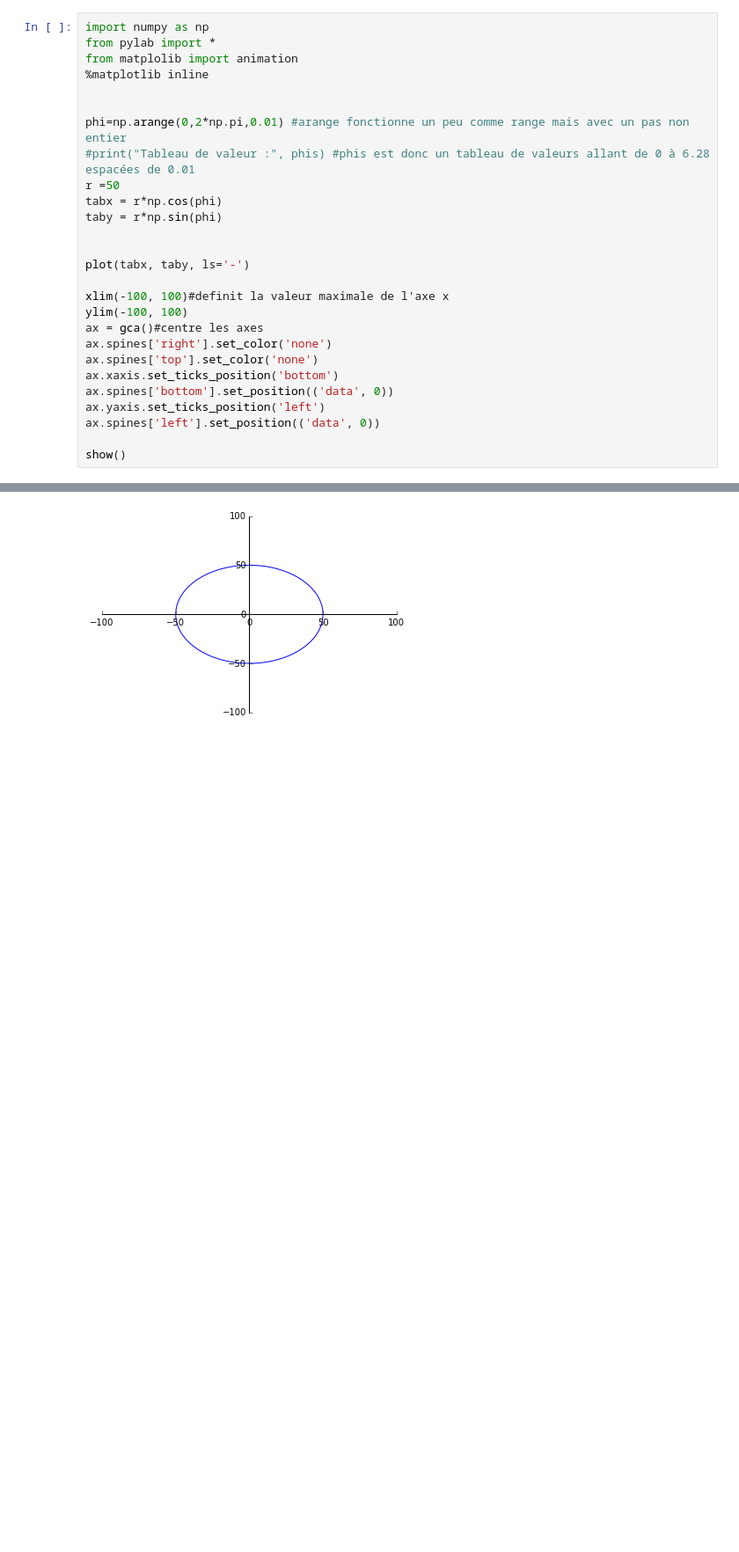
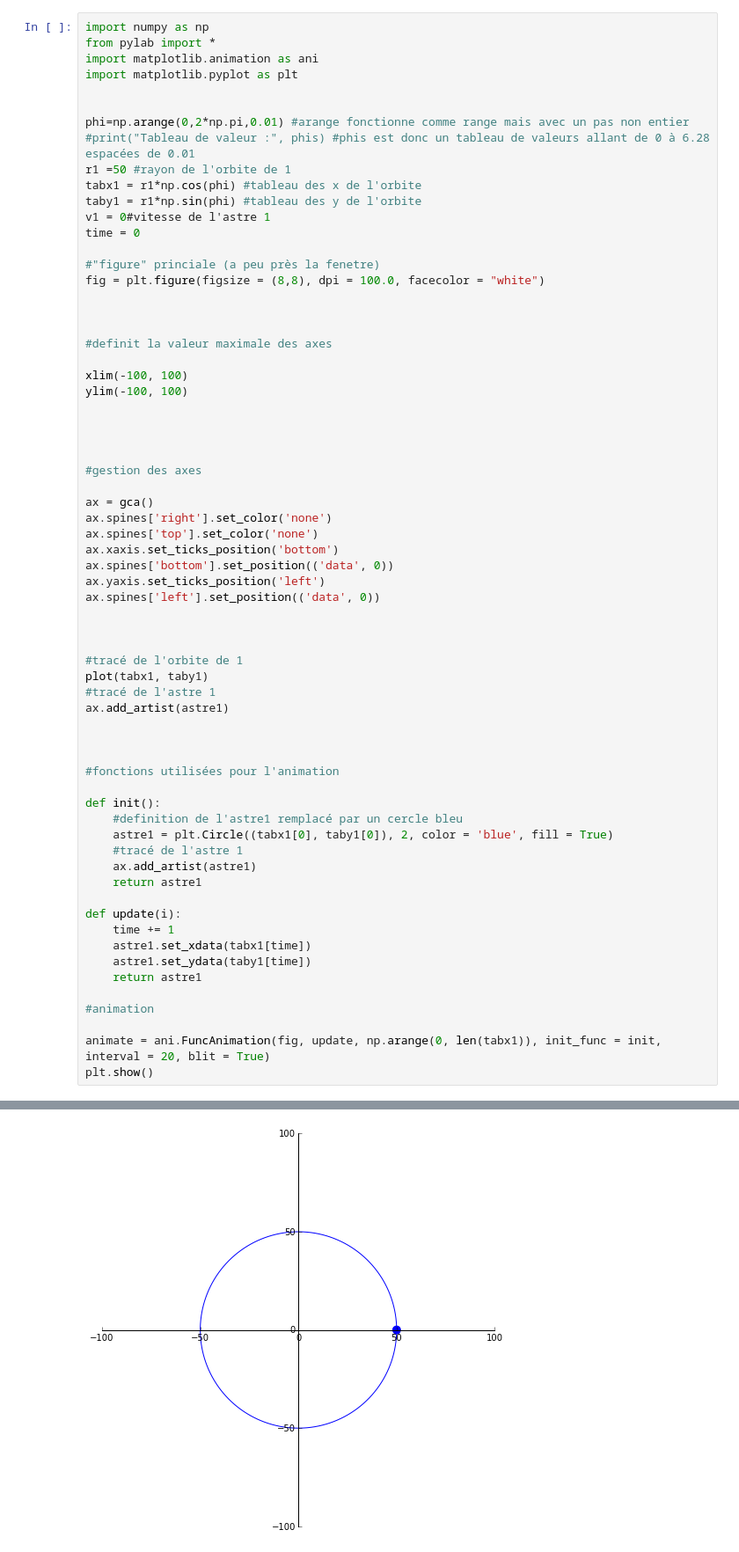
Before and after one commit to ARE-UPMC/are-gravite-2017-team-parrallax, a Jupyter notebook: Projet ARE.ipynb, the cells around one changed output, grey strips where cells are left out. Shown at 88% size. Cells and saved outputs as stored; diff of their text form; blank space fills up the shorter version.

```diff
--- a/Projet ARE.ipynb
+++ b/Projet ARE.ipynb
@@ -1,22 +1,34 @@
 # %%
 import numpy as np
 from pylab import *
-from matplolib import animation
-%matplotlib inline
+import matplotlib.animation as ani
+import matplotlib.pyplot as plt
 
 
-phi=np.arange(0,2*np.pi,0.01) #arange fonctionne un peu comme range mais avec un pas non entier
+phi=np.arange(0,2*np.pi,0.01) #arange fonctionne comme range mais avec un pas non entier
 #print("Tableau de valeur :", phis) #phis est donc un tableau de valeurs allant de 0 à 6.28 espacées de 0.01
-r =50
-tabx = r*np.cos(phi)
-taby = r*np.sin(phi)
+r1 =50 #rayon de l'orbite de 1
+tabx1 = r1*np.cos(phi) #tableau des x de l'orbite
+taby1 = r1*np.sin(phi) #tableau des y de l'orbite
+v1 = 0#vitesse de l'astre 1
+time = 0
+
+#"figure" princiale (a peu près la fenetre)
+fig = plt.figure(figsize = (8,8), dpi = 100.0, facecolor = "white")
 
 
-plot(tabx, taby, ls='-')
 
-xlim(-100, 100)#definit la valeur maximale de l'axe x
+#definit la valeur maximale des axes
+
+xlim(-100, 100)
 ylim(-100, 100)
-ax = gca()#centre les axes
+
+
+
+
+#gestion des axes
+
+ax = gca()
 ax.spines['right'].set_color('none')
 ax.spines['top'].set_color('none')
 ax.xaxis.set_ticks_position('bottom')
@@ -24,5 +36,32 @@ ax.spines['bottom'].set_position(('data', 0))
 ax.yaxis.set_ticks_position('left')
 ax.spines['left'].set_position(('data', 0))
 
-show()
+
+
+#tracé de l'orbite de 1
+plot(tabx1, taby1)
+#tracé de l'astre 1
+ax.add_artist(astre1)
+
+
+
+#fonctions utilisées pour l'animation
+
+def init():
+    #definition de l'astre1 remplacé par un cercle bleu
+    astre1 = plt.Circle((tabx1[0], taby1[0]), 2, color = 'blue', fill = True)
+    #tracé de l'astre 1
+    ax.add_artist(astre1)
+    return astre1
+
+def update(i):
+    time += 1
+    astre1.set_xdata(tabx1[time])
+    astre1.set_ydata(taby1[time])
+    return astre1
+
+#animation
+
+animate = ani.FuncAnimation(fig, update, np.arange(0, len(tabx1)), init_func = init, interval = 20, blit = True)
+plt.show()
 # %% [output]
@@ -29 +70 @@ show()
-[figure, old version]
+[figure, new version]
```
Also changed, not shown: parts of 2 cells of this notebook.
